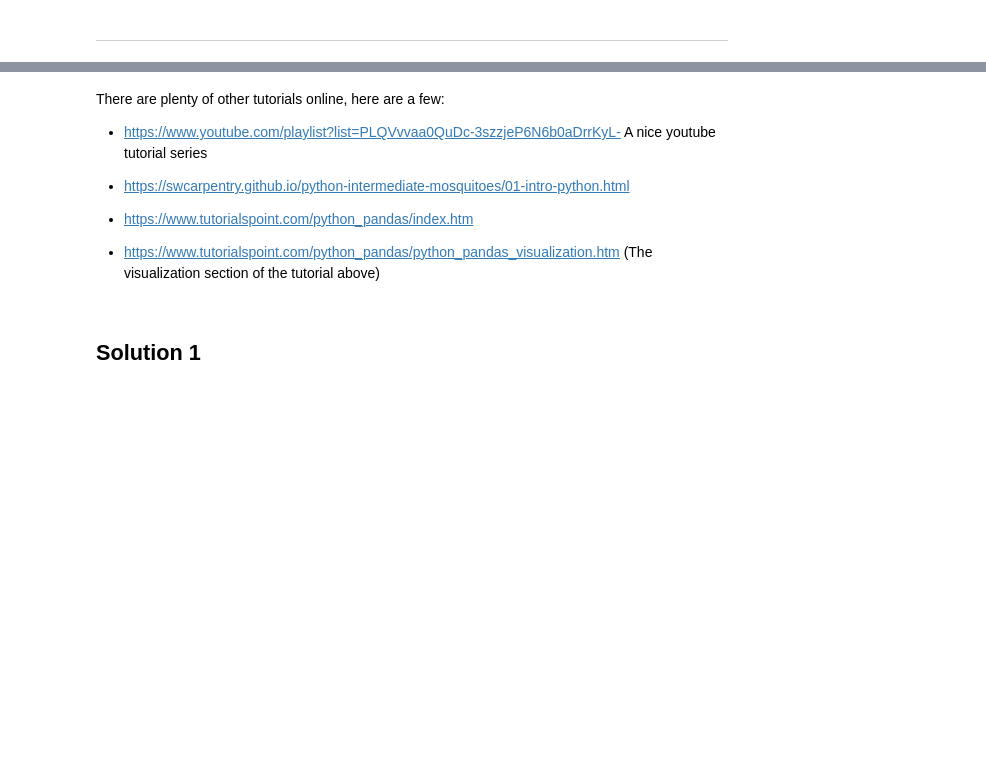
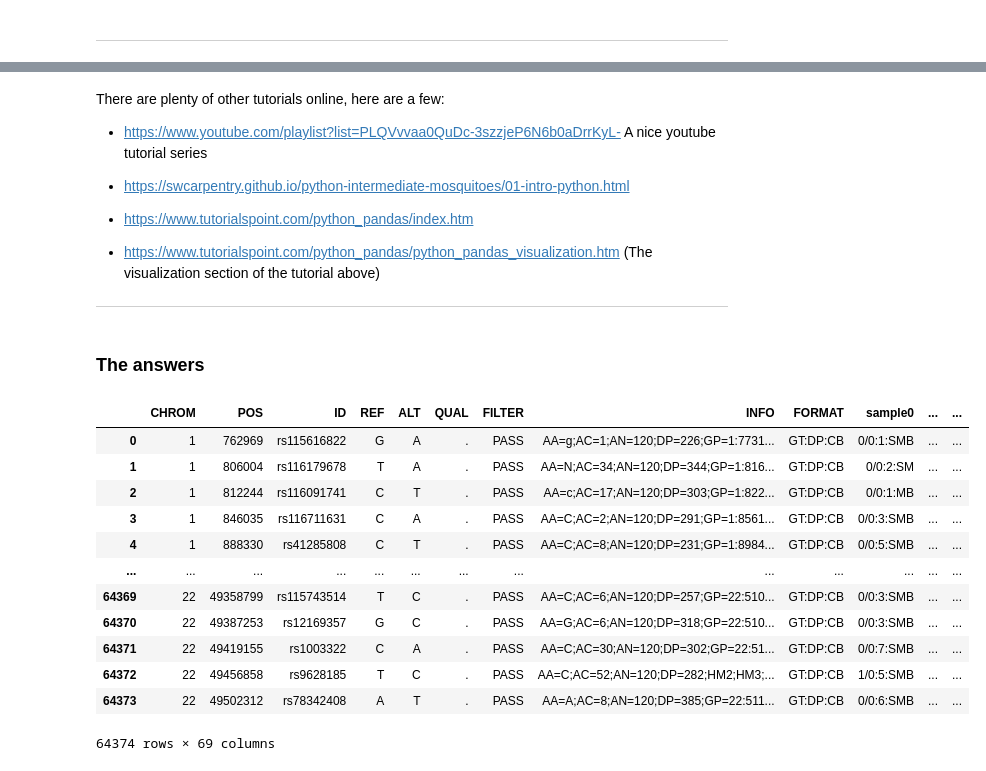
Before and after one commit to nanjiangshu/python-programming-bioinfo, a Jupyter notebook: exercises/day5/Day_5_exercise_1.ipynb, the cells around one changed output, grey strips where cells are left out. Saved outputs shown, nothing was run; the diff lists cells and outputs as text; code cells hidden in the pictures; blank space fills up the shorter version.

```diff
--- a/exercises/day5/Day_5_exercise_1.ipynb
+++ b/exercises/day5/Day_5_exercise_1.ipynb
@@ -91,5 +147,38 @@ There are plenty of other tutorials online, here are a few:
 - https://www.tutorialspoint.com/python_pandas/index.htm
 
 - https://www.tutorialspoint.com/python_pandas/python_pandas_visualization.htm (The visualization section of the tutorial above)
+
+---
-# %% [markdown]
-## Solution 1
+# %% [markdown]
+### The answers
+# %%
+# Load the VCF file into a Pandas DataFrame.
+def read_vcf(file_path):
+    with open(file_path, 'r') as file:
+        lines = [line for line in file if not line.startswith('##')]
+
+    header = lines[0].strip().split('\t')
+    header[0] = header[0].lstrip('#')
+    data = [line.strip().split('\t') for line in lines[1:]]
+
+    vcf_df = pd.DataFrame(data, columns=header)
+
+    return vcf_df
+
+vcf_file = "../../downloads/genotypes_small.vcf"
+vcf_df = read_vcf(vcf_file)
+vcf_df
+# %% [output]
+|  | CHROM | POS | ID | REF | ALT | QUAL | FILTER | INFO | FORMAT | sample0 | ... | ... |
+| 0 | 1 | 762969 | rs115616822 | G | A | . | PASS | AA=g;AC=1;AN=120;DP=226;GP=1:7731... | GT:DP:CB | 0/0:1:SMB | ... | ... |
+| 1 | 1 | 806004 | rs116179678 | T | A | . | PASS | AA=N;AC=34;AN=120;DP=344;GP=1:816... | GT:DP:CB | 0/0:2:SM | ... | ... |
+| 2 | 1 | 812244 | rs116091741 | C | T | . | PASS | AA=c;AC=17;AN=120;DP=303;GP=1:822... | GT:DP:CB | 0/0:1:MB | ... | ... |
+| 3 | 1 | 846035 | rs116711631 | C | A | . | PASS | AA=C;AC=2;AN=120;DP=291;GP=1:8561... | GT:DP:CB | 0/0:3:SMB | ... | ... |
+| 4 | 1 | 888330 | rs41285808 | C | T | . | PASS | AA=C;AC=8;AN=120;DP=231;GP=1:8984... | GT:DP:CB | 0/0:5:SMB | ... | ... |
+| ... | ... | ... | ... | ... | ... | ... | ... | ... | ... | ... | ... | ... |
+| 64369 | 22 | 49358799 | rs115743514 | T | C | . | PASS | AA=C;AC=6;AN=120;DP=257;GP=22:510... | GT:DP:CB | 0/0:3:SMB | ... | ... |
+| 64370 | 22 | 49387253 | rs12169357 | G | C | . | PASS | AA=G;AC=6;AN=120;DP=318;GP=22:510... | GT:DP:CB | 0/0:3:SMB | ... | ... |
+| 64371 | 22 | 49419155 | rs1003322 | C | A | . | PASS | AA=C;AC=30;AN=120;DP=302;GP=22:51... | GT:DP:CB | 0/0:7:SMB | ... | ... |
+| 64372 | 22 | 49456858 | rs9628185 | T | C | . | PASS | AA=C;AC=52;AN=120;DP=282;HM2;HM3;... | GT:DP:CB | 1/0:5:SMB | ... | ... |
+| 64373 | 22 | 49502312 | rs78342408 | A | T | . | PASS | AA=A;AC=8;AN=120;DP=385;GP=22:511... | GT:DP:CB | 0/0:6:SMB | ... | ... |
+64374 rows × 69 columns
```
Also changed, not shown: parts of 13 cells of this notebook, 2 other files.
